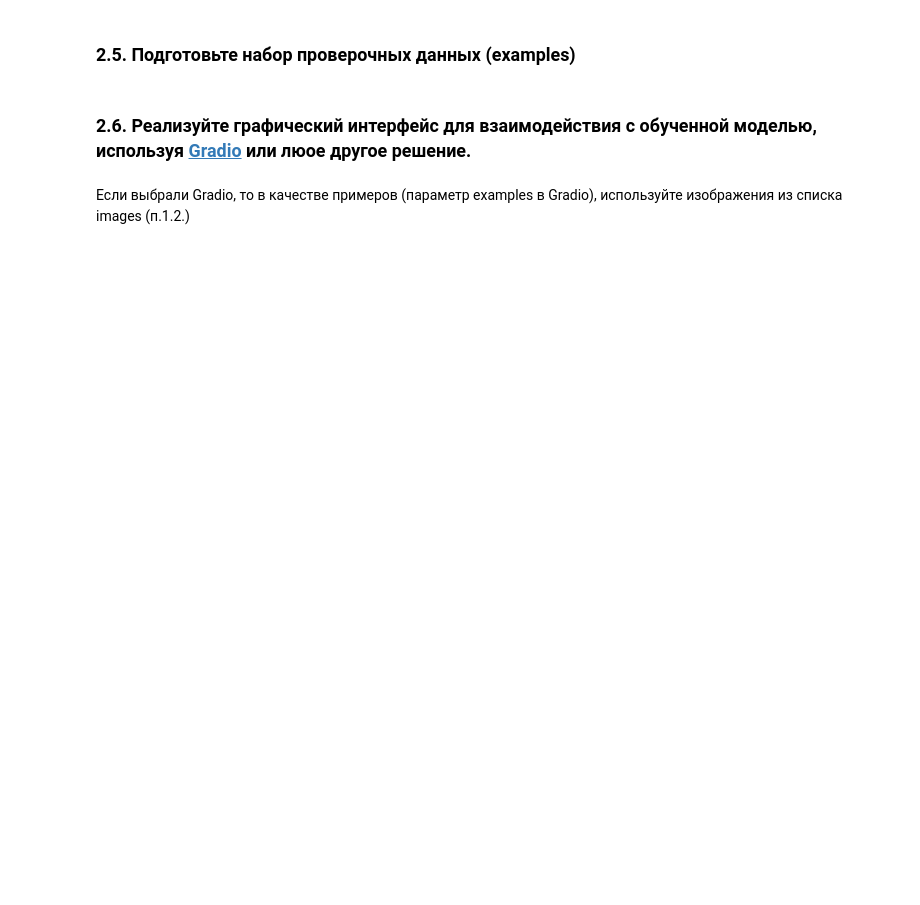
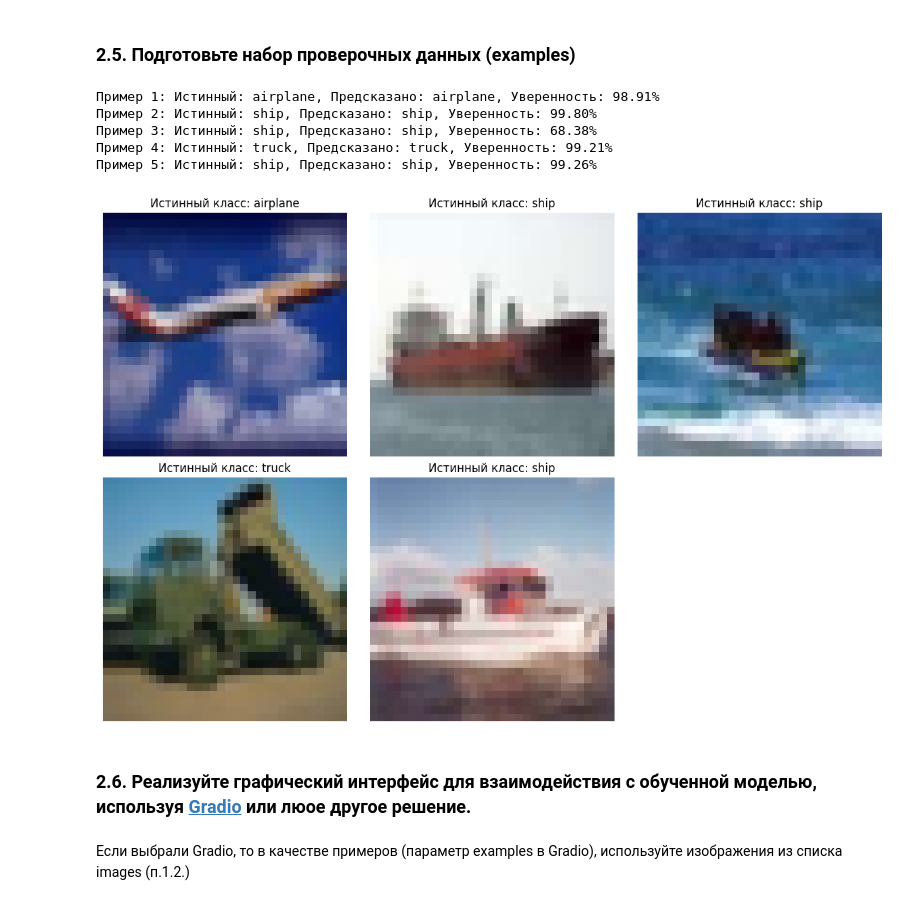
Before and after one commit to DinRazar/ispm, a Jupyter notebook: Работа_5.ipynb, the cells around one changed output. Saved outputs shown, nothing was run; the diff lists cells and outputs as text; code cells hidden in the pictures; blank space fills up the shorter version.

```diff
--- a/Работа_5.ipynb
+++ b/Работа_5.ipynb
@@ -158,0 +239,16 @@ FILE
+# %%
+# Компиляция
+model_transfer.compile(
+    optimizer='adam',
+    loss='categorical_crossentropy',
+    metrics=['accuracy']
+)
+
+# Обучение
+history_transfer = model_transfer.fit(
+    X_train_proc, y_train_cat,
+    batch_size=32,
+    epochs=10,
+    validation_split=0.2,
+    verbose=1
+)
@@ -167,3 +310,36 @@ FILE
+# %%
+# Берем несколько случайных изображений из тестовой выборки
+import random
+
+# Выбираем 5 случайных индексов
+random_indices = random.sample(range(len(X_test)), 5)
+
+plt.figure(figsize=(12, 8))
+for i, idx in enumerate(random_indices):
+    # Показываем изображение
+    plt.subplot(2, 3, i+1)
+    plt.imshow(X_test[idx])
+    true_class = class_names[y_test[idx][0]]
+    plt.title(f"Истинный класс: {true_class}")
+    plt.axis('off')
+
+    # Предсказываем
+    img_proc = preprocess_images(X_test[idx:idx+1])
+    pred = model_transfer.predict(img_proc, verbose=0)
+    pred_class = class_names[np.argmax(pred)]
+    confidence = np.max(pred)
+
+    print(f"Пример {i+1}: Истинный: {true_class}, Предсказано: {pred_class}, Уверенность: {confidence:.2%}")
+
+plt.tight_layout()
+plt.show()
+# %% [output]
+Пример 1: Истинный: airplane, Предсказано: airplane, Уверенность: 98.91%
+Пример 2: Истинный: ship, Предсказано: ship, Уверенность: 99.80%
+Пример 3: Истинный: ship, Предсказано: ship, Уверенность: 68.38%
+Пример 4: Истинный: truck, Предсказано: truck, Уверенность: 99.21%
+Пример 5: Истинный: ship, Предсказано: ship, Уверенность: 99.26%
+[figure, added]
 # %% [markdown]
 ### **2.6. Реализуйте графический интерфейс для взаимодействия с обученной моделью, используя [Gradio](https://www.gradio.app/guides/image-classification-in-tensorflow) или люое другое решение.**
 # %% [markdown]
```
Also changed, not shown: parts of 18 cells of this notebook.
